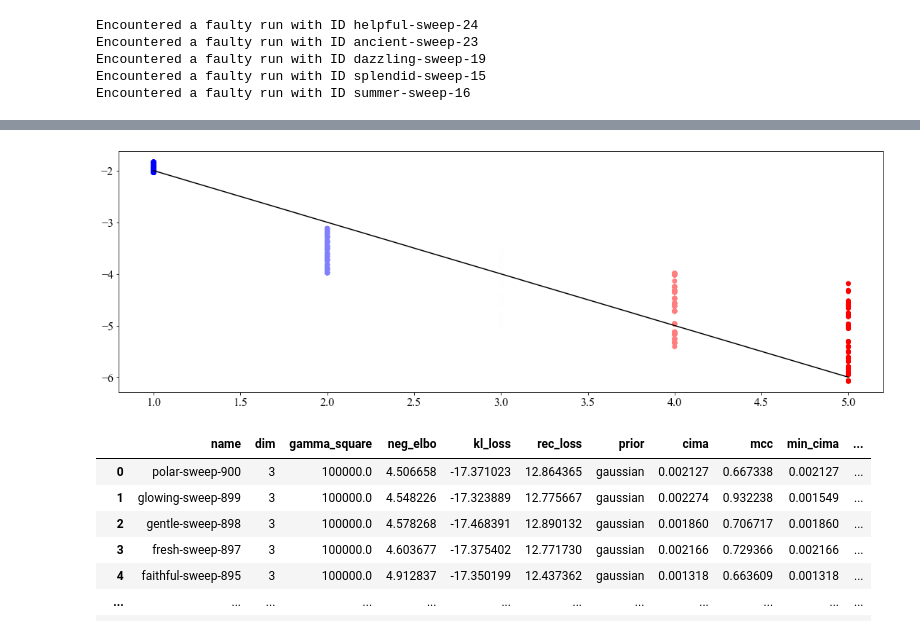
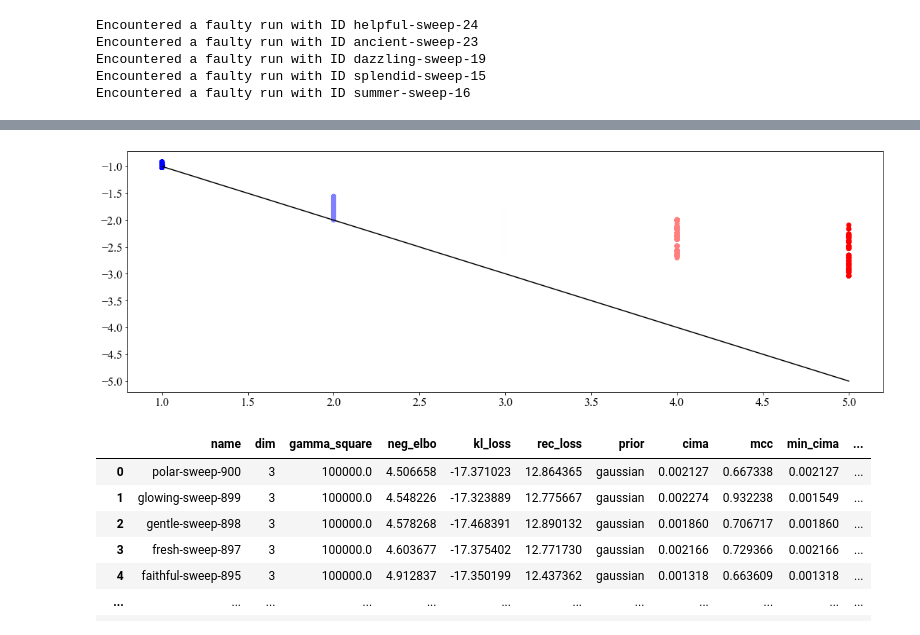
Before and after one commit to rpatrik96/ima-vae, a Jupyter notebook: notebooks/self_cons_plots_bigger_models.ipynb, the cells around one changed output, grey strips where cells are left out. Drawn from its saved outputs; the diff is of its cells as text; code cells hidden in the pictures.

```diff
--- a/notebooks/self_cons_plots_bigger_models.ipynb
+++ b/notebooks/self_cons_plots_bigger_models.ipynb
@@ -76,10 +102,10 @@ bundles.neurips2022()
 # %%
 with plt.rc_context({"xtick.labelsize" : 16, "ytick.labelsize" : 16}):
     plt.figure(figsize=(15,5))
-    plt.scatter(np.log10(runs_df.gamma_square), np.log10(np.array(last_mse_obs)), c=np.log10(runs_df.gamma_square), cmap="bwr")
-    plt.plot(np.linspace(1, 5), -np.linspace(2, 6), c="black", label='$y=x$')
+    plt.scatter(np.log10(runs_df.gamma_square), np.log10(np.sqrt(np.array(last_mse_obs))), c=np.log10(runs_df.gamma_square), cmap="bwr")
+    plt.plot(np.linspace(1, 5), -np.linspace(1, 5), c="black", label='$y=x$')
 # %% [output]
-[figure, old version]
+[figure, new version]
 # %%
 runs_df
 # %% [output]
```
Also changed, not shown: parts of 8 cells of this notebook.
